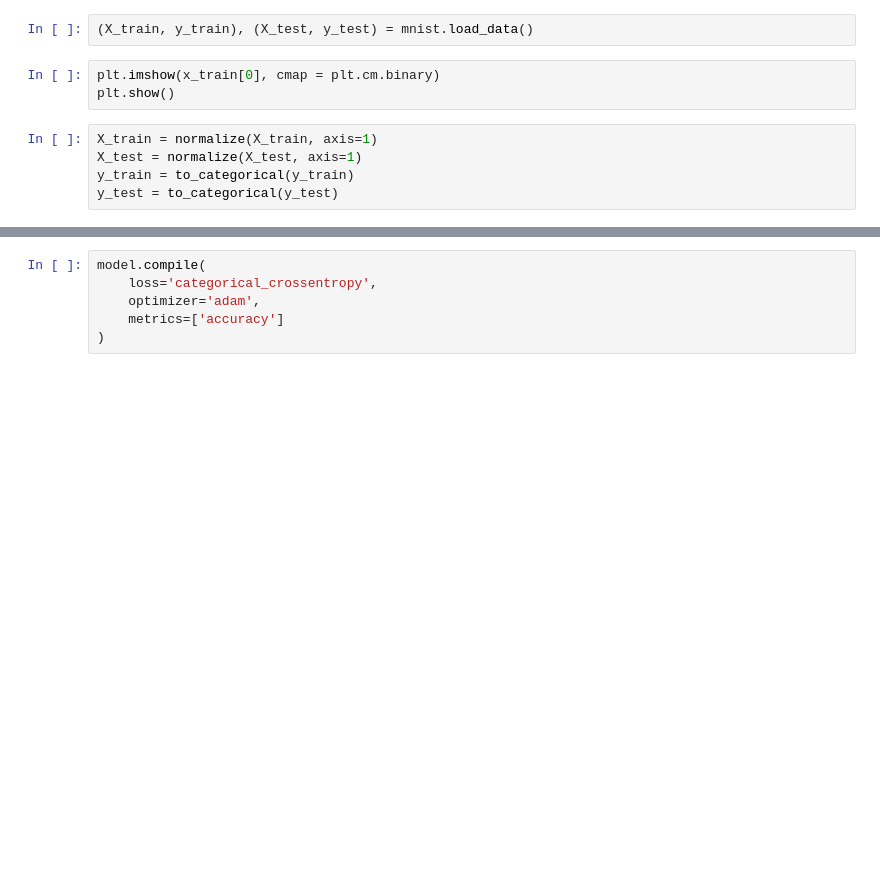
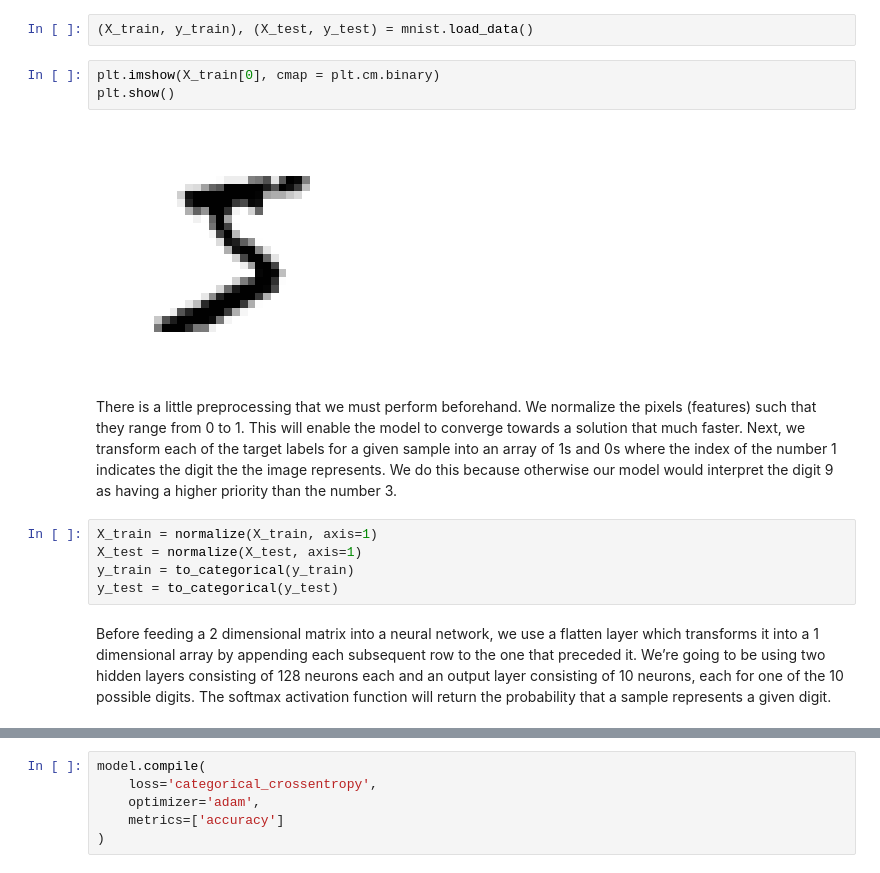
Before and after one commit to corymaklin/dropout, a Jupyter notebook: dropout.ipynb, the cells around one changed output, grey strips where cells are left out. Saved outputs shown, nothing was run; the diff lists cells and outputs as text; blank space fills up the shorter version.

```diff
--- a/dropout.ipynb
+++ b/dropout.ipynb
@@ -8,13 +16,19 @@ from keras.utils import normalize, to_categorical
 # %%
 (X_train, y_train), (X_test, y_test) = mnist.load_data()
 # %%
-plt.imshow(x_train[0], cmap = plt.cm.binary)
+plt.imshow(X_train[0], cmap = plt.cm.binary)
 plt.show()
+# %% [output]
+[figure, added]
+# %% [markdown]
+There is a little preprocessing that we must perform beforehand. We normalize the pixels (features) such that they range from 0 to 1. This will enable the model to converge towards a solution that much faster. Next, we transform each of the target labels for a given sample into an array of 1s and 0s where the index of the number 1 indicates the digit the the image represents. We do this because otherwise our model would interpret the digit 9 as having a higher priority than the number 3.
 # %%
 X_train = normalize(X_train, axis=1)
 X_test = normalize(X_test, axis=1)
 y_train = to_categorical(y_train)
 y_test = to_categorical(y_test)
+# %% [markdown]
+Before feeding a 2 dimensional matrix into a neural network, we use a flatten layer which transforms it into a 1 dimensional array by appending each subsequent row to the one that preceded it. We’re going to be using two hidden layers consisting of 128 neurons each and an output layer consisting of 10 neurons, each for one of the 10 possible digits. The softmax activation function will return the probability that a sample represents a given digit.
 # %%
 model = Sequential()
 model.add(Flatten(input_shape=(28, 28)))
```
Also changed, not shown: parts of 15 cells of this notebook.
